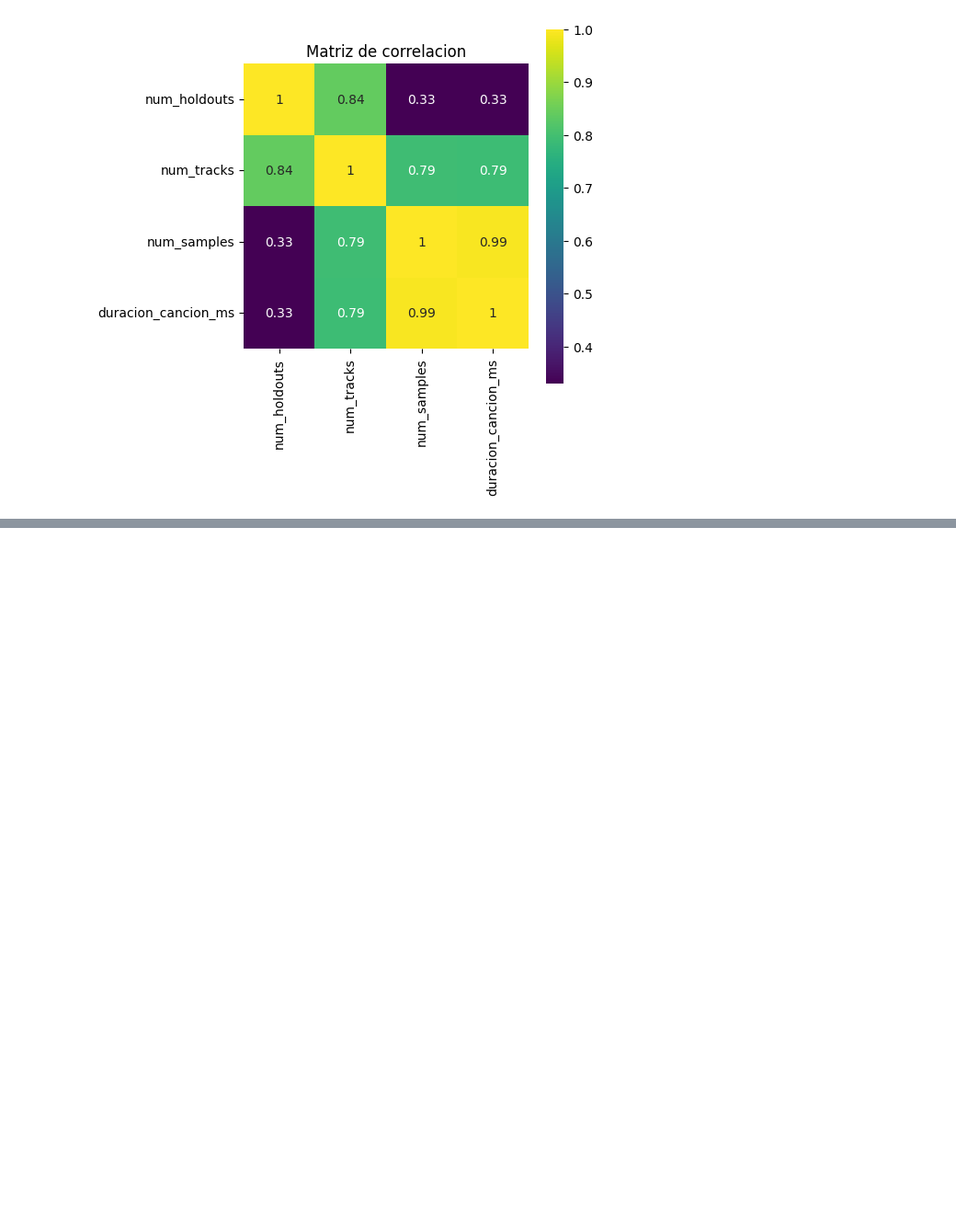
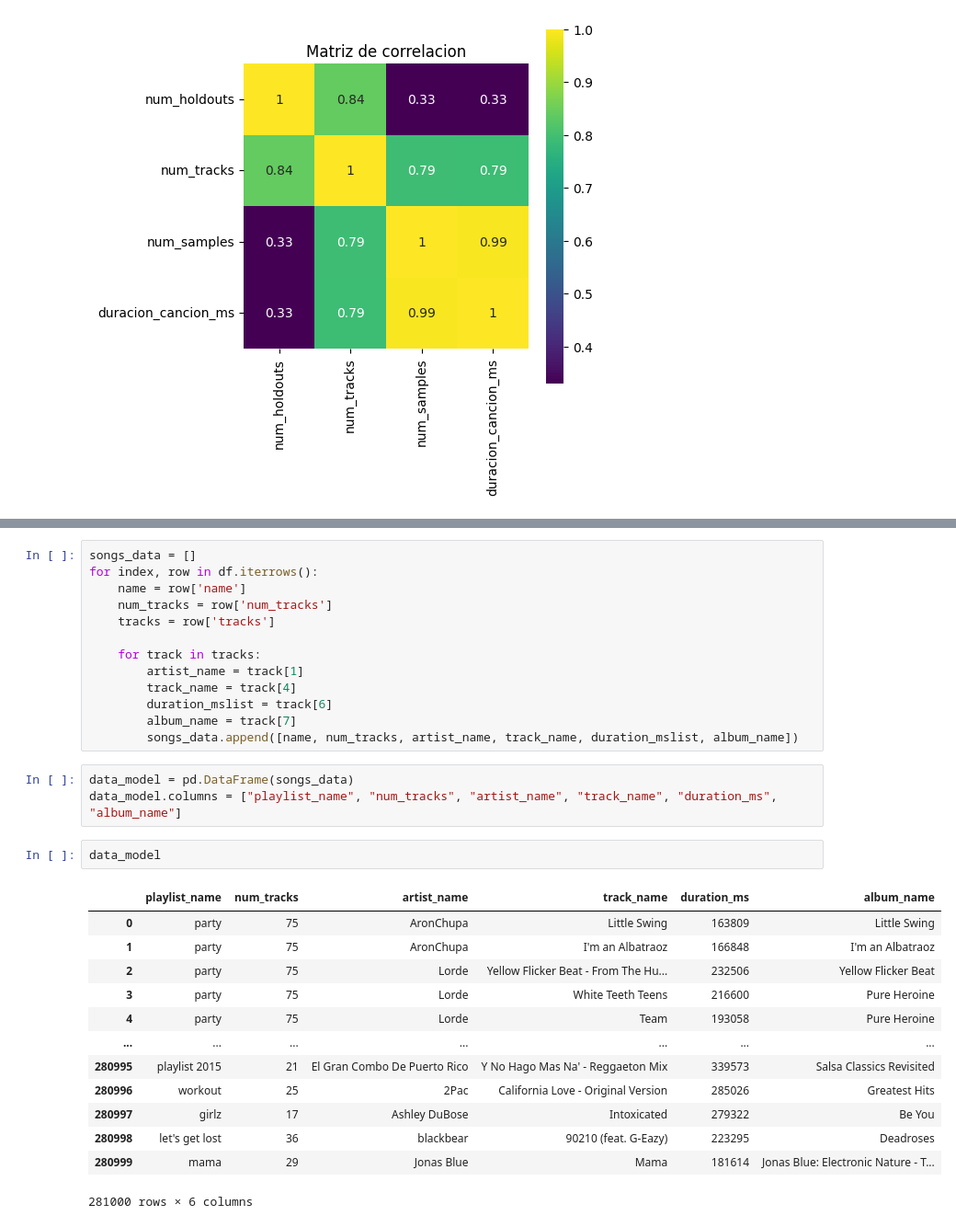
Before and after one commit to IPablo271/Proyecto-Data, a Jupyter notebook: Proyecto.ipynb, the cells around one changed output, grey strips where cells are left out. Shown at 92% size. Saved outputs shown, nothing was run; the diff lists cells and outputs as text; blank space fills up the shorter version.

```diff
--- a/Proyecto.ipynb
+++ b/Proyecto.ipynb
@@ -564,0 +569,32 @@ KeyboardInterrupt:
+# %%
+songs_data = []
+for index, row in df.iterrows():
+    name = row['name']
+    num_tracks = row['num_tracks']
+    tracks = row['tracks']
+
+    for track in tracks:
+        artist_name = track[1]
+        track_name = track[4]
+        duration_mslist = track[6]
+        album_name = track[7]
+        songs_data.append([name, num_tracks, artist_name, track_name, duration_mslist, album_name])
+# %%
+data_model = pd.DataFrame(songs_data)
+data_model.columns = ["playlist_name", "num_tracks", "artist_name", "track_name", "duration_ms", "album_name"]
+# %%
+data_model
+# %% [output]
+|  | playlist_name | num_tracks | artist_name | track_name | duration_ms | album_name |
+| 0 | party | 75 | AronChupa | Little Swing | 163809 | Little Swing |
+| 1 | party | 75 | AronChupa | I'm an Albatraoz | 166848 | I'm an Albatraoz |
+| 2 | party | 75 | Lorde | Yellow Flicker Beat - From The Hu... | 232506 | Yellow Flicker Beat |
+| 3 | party | 75 | Lorde | White Teeth Teens | 216600 | Pure Heroine |
+| 4 | party | 75 | Lorde | Team | 193058 | Pure Heroine |
+| ... | ... | ... | ... | ... | ... | ... |
+| 280995 | playlist 2015 | 21 | El Gran Combo De Puerto Rico | Y No Hago Mas Na' - Reggaeton Mix | 339573 | Salsa Classics Revisited |
+| 280996 | workout | 25 | 2Pac | California Love - Original Version | 285026 | Greatest Hits |
+| 280997 | girlz | 17 | Ashley DuBose | Intoxicated | 279322 | Be You |
+| 280998 | let's get lost | 36 | blackbear | 90210 (feat. G-Eazy) | 223295 | Deadroses |
+| 280999 | mama | 29 | Jonas Blue | Mama | 181614 | Jonas Blue: Electronic Nature - T... |
+281000 rows × 6 columns
```
Also changed, not shown: parts of 8 cells of this notebook.
